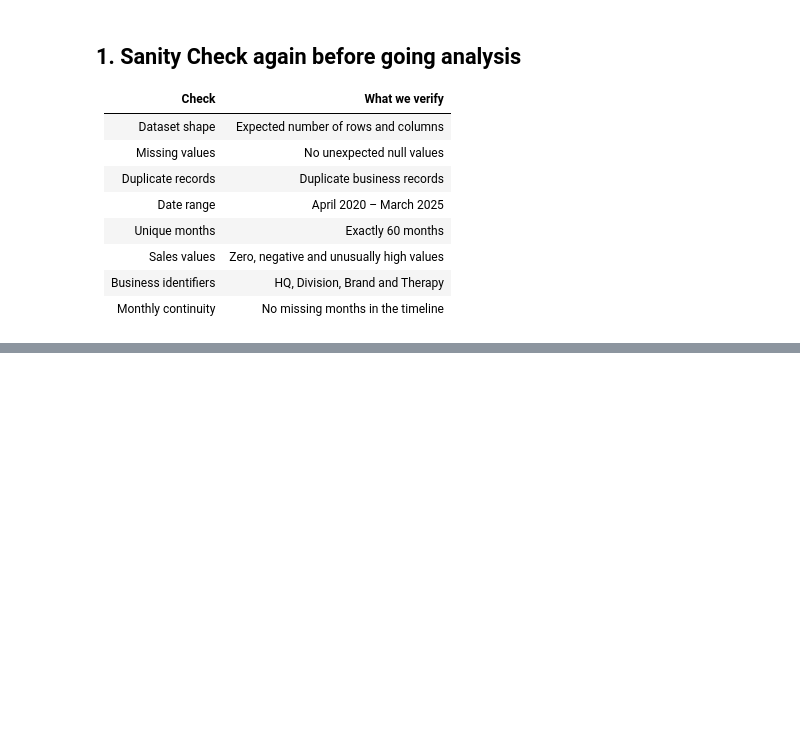
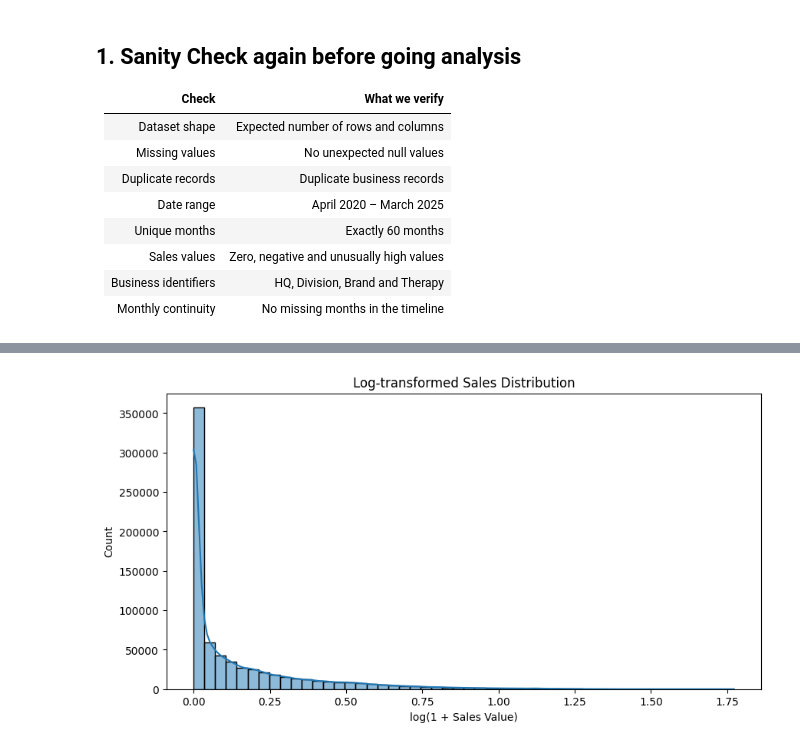
Before and after one commit to Pulakspbl/project_GCI, a Jupyter notebook: project_forecast.ipynb, the cells around one changed output, grey strips where cells are left out. Drawn from its saved outputs; the diff is of its cells as text; code cells hidden in the pictures; blank space fills up the shorter version.

```diff
--- a/project_forecast.ipynb
+++ b/project_forecast.ipynb
@@ -253,0 +294,14 @@ memory usage: 40.8+ MB
+# %%
+plt.figure(figsize=(10, 5))
+
+sns.histplot(
+    np.log1p(df_v_long['Sales_val'].clip(lower=0)),
+    bins=50,
+    kde=True
+)
+
+plt.title('Log-transformed Sales Distribution')
+plt.xlabel('log(1 + Sales Value)')
+plt.show()
+# %% [output]
+[figure, added]
```
Also changed, not shown: parts of 22 cells of this notebook.
